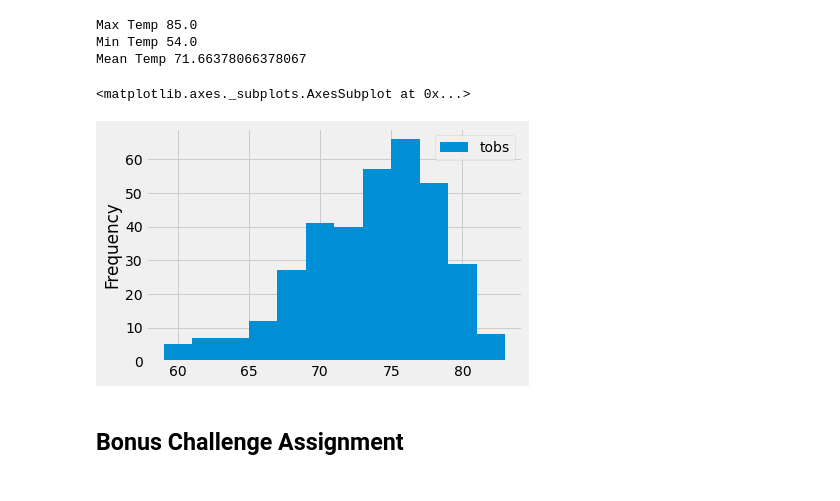
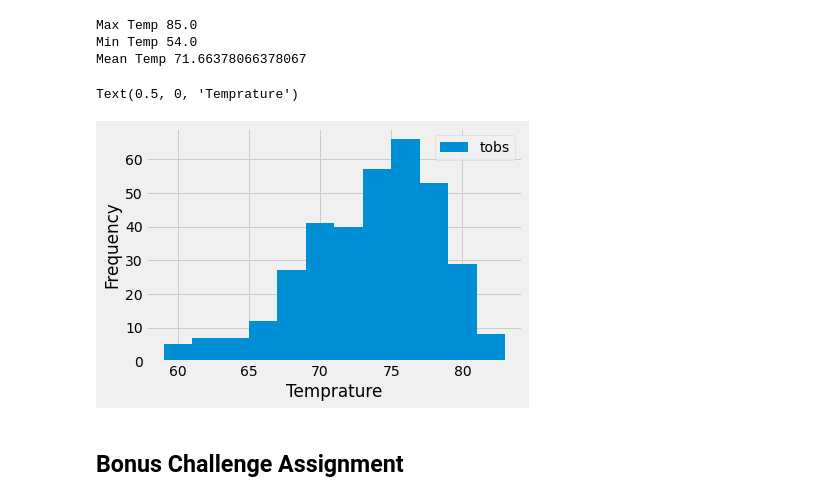
Before and after one commit to RinerAlexander/sqlalchemy-challenge, a Jupyter notebook: climate_starter.ipynb, the cells around one changed output. Saved outputs shown, nothing was run; the diff lists cells and outputs as text; code cells hidden in the pictures.

Commit message:
fixed first graph

```diff
--- a/climate_starter.ipynb
+++ b/climate_starter.ipynb
@@ -161,9 +161,10 @@ lastYearTemps=session.query(meas.date,meas.tobs).filter(meas.date>="2016-08-23",
 lastYearTempsDF=pd.DataFrame(lastYearTemps)
 # %%
 lastYearTempsDF.plot.hist("date",12)
+plt.xlabel("Temprature")
 # %% [output]
-<matplotlib.axes._subplots.AxesSubplot at 0x...>
+Text(0.5, 0, 'Temprature')
-[figure, old version]
+[figure, new version]
 # %% [markdown]
 ## Bonus Challenge Assignment
 # %%
```
Also changed, not shown: parts of 1 cell of this notebook.
